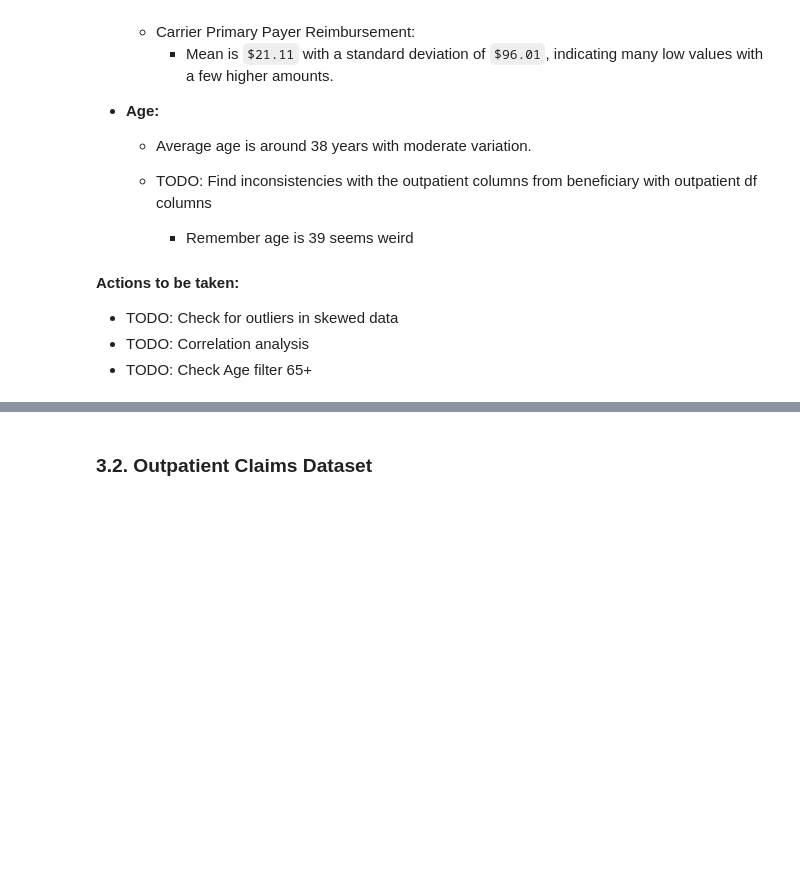
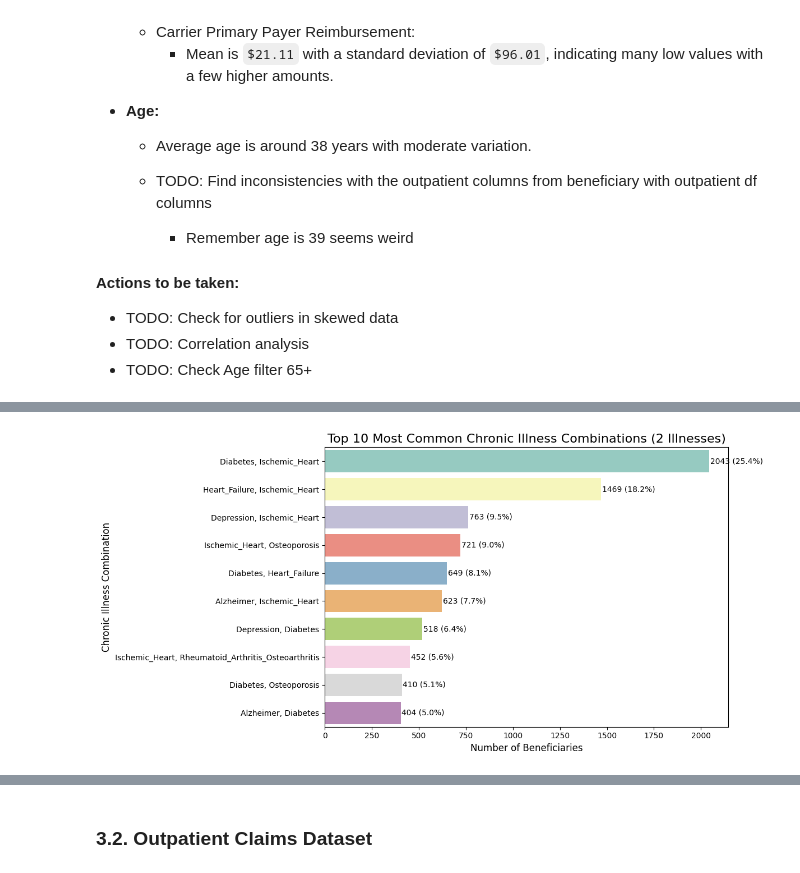
Before and after one commit to rameshs-data/Chronic_Care_Cost_Benchmarking, a Jupyter notebook: notebook/1_EDA.ipynb, the cells around one changed output, grey strips where cells are left out. Cells and saved outputs as stored; diff of their text form; code cells hidden in the pictures; blank space fills up the shorter version.

```diff
--- a/notebook/1_EDA.ipynb
+++ b/notebook/1_EDA.ipynb
@@ -557,0 +693,25 @@ beneficiary_df.head()
+# %%
+# Filter for beneficiaries with exactly 2 chronic conditions
+df_two_illnesses = benef_2009_df[benef_2009_df['Chronic_Illness_Count'] == 2]
+
+# Group by the Chronic_Illness_Combination and get the count
+top_combinations = df_two_illnesses['Chronic_Illness_Combination'].value_counts().nlargest(10)
+
+# Calculate percentages
+percentages = top_combinations / top_combinations.sum() * 100
+
+# Plot the histogram with flipped x and y axes
+plt.figure(figsize=(12, 6))
+sns.barplot(y=top_combinations.index, x=top_combinations.values, palette='Set3')
+
+# Add count and percentage labels on the bars
+for i, (count, perc) in enumerate(zip(top_combinations.values, percentages)):
+    plt.text(count + 5, i, f'{count} ({perc:.1f}%)', va='center', fontsize=10)
+
+plt.title('Top 10 Most Common Chronic Illness Combinations (2 Illnesses)', fontsize=16)
+plt.ylabel('Chronic Illness Combination', fontsize=12)
+plt.xlabel('Number of Beneficiaries', fontsize=12)
+plt.tight_layout()
+plt.show()
+# %% [output]
+[figure, added]
```
Also changed, not shown: parts of 106 cells of this notebook.
